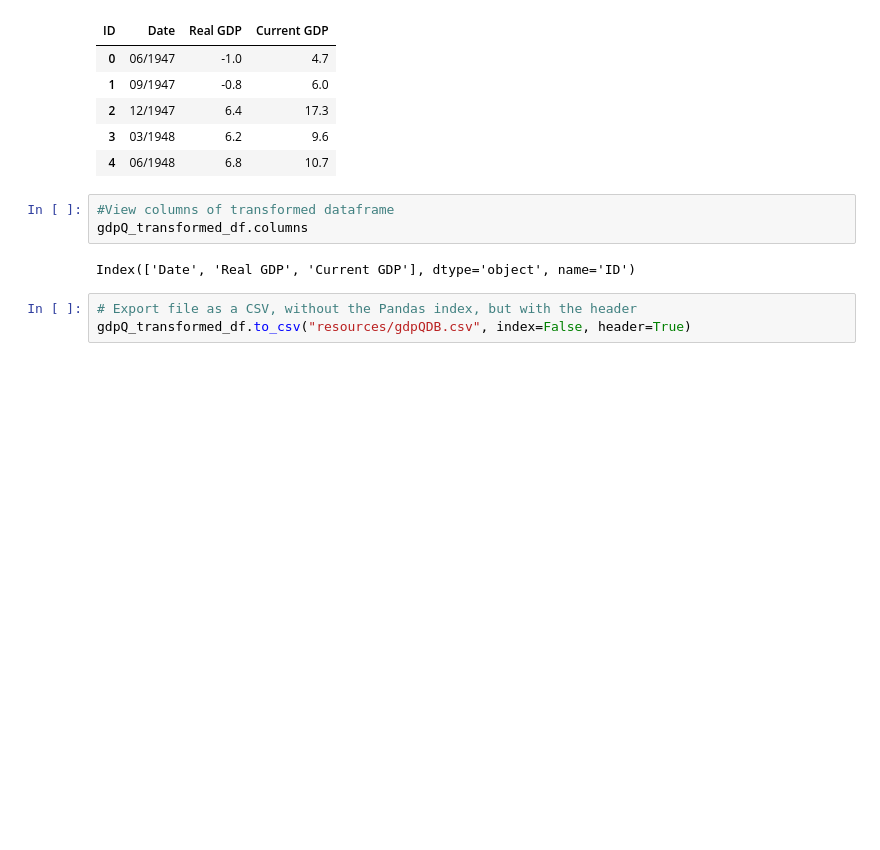
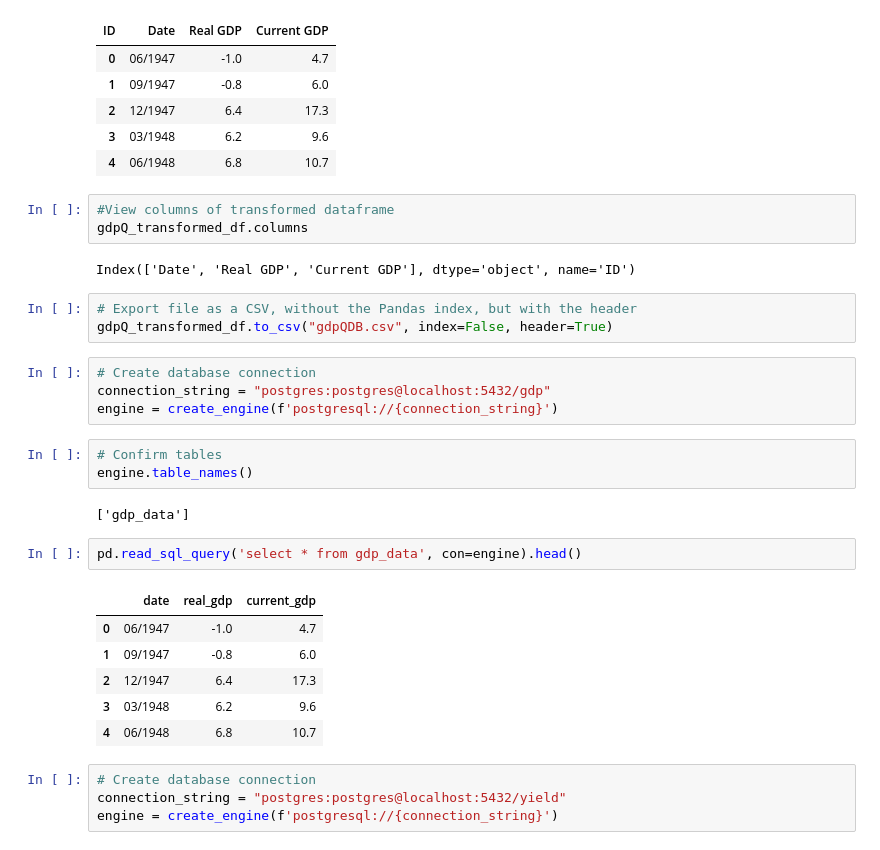
Before and after one commit to mingusone/DataAnalysisETL, a Jupyter notebook: gdpQ.ipynb, the cells around one changed output. Cells and saved outputs as stored; diff of their text form; blank space fills up the shorter version.

```diff
--- a/gdpQ.ipynb
+++ b/gdpQ.ipynb
@@ -96,4 +96,26 @@ gdpQ_transformed_df.columns
 Index(['Date', 'Real GDP', 'Current GDP'], dtype='object', name='ID')
 # %%
 # Export file as a CSV, without the Pandas index, but with the header
-gdpQ_transformed_df.to_csv("resources/gdpQDB.csv", index=False, header=True)
+gdpQ_transformed_df.to_csv("gdpQDB.csv", index=False, header=True)
+# %%
+# Create database connection
+connection_string = "postgres:postgres@localhost:5432/gdp"
+engine = create_engine(f'postgresql://{connection_string}')
+# %%
+# Confirm tables
+engine.table_names()
+# %% [output]
+['gdp_data']
+# %%
+pd.read_sql_query('select * from gdp_data', con=engine).head()
+# %% [output]
+|  | date | real_gdp | current_gdp |
+| 0 | 06/1947 | -1.0 | 4.7 |
+| 1 | 09/1947 | -0.8 | 6.0 |
+| 2 | 12/1947 | 6.4 | 17.3 |
+| 3 | 03/1948 | 6.2 | 9.6 |
+| 4 | 06/1948 | 6.8 | 10.7 |
+# %%
+# Create database connection
+connection_string = "postgres:postgres@localhost:5432/yield"
+engine = create_engine(f'postgresql://{connection_string}')
```
Also changed, not shown: parts of 2 cells of this notebook, 8 other files.
